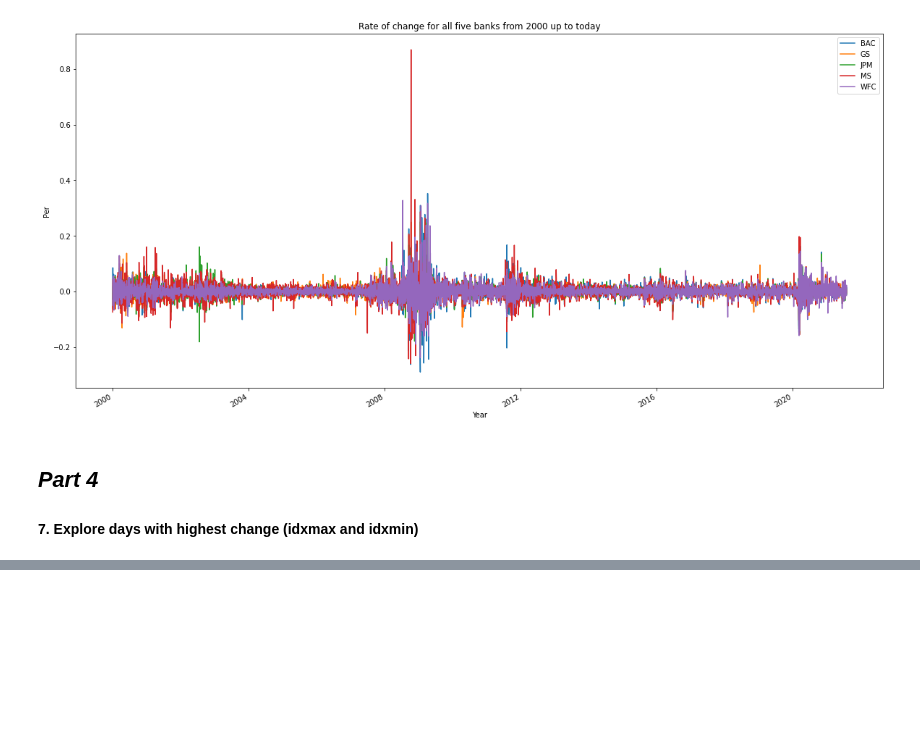
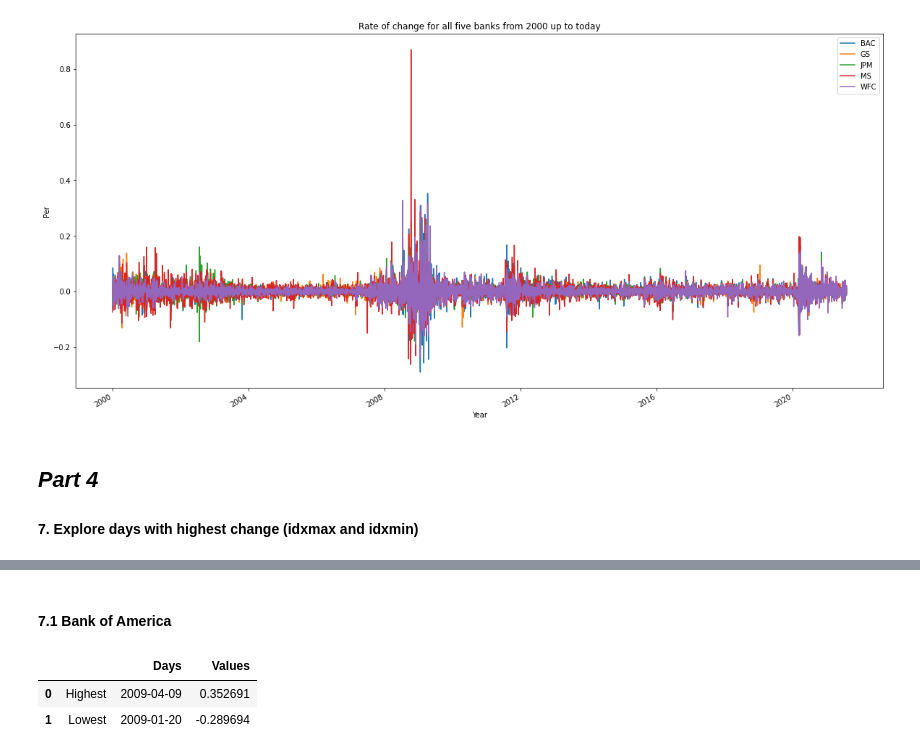
Before and after one commit to sli782/DC, a Jupyter notebook: data_challenge.ipynb, the cells around one changed output, grey strips where cells are left out. Cells and saved outputs as stored; diff of their text form; code cells hidden in the pictures; blank space fills up the shorter version.

```diff
--- a/data_challenge.ipynb
+++ b/data_challenge.ipynb
@@ -206,0 +192,23 @@ Text(0, 0.5, 'Per')
+# %%
+# # rocDF['GS'].idxmax().date()
+# rocDF.loc[(rocDF['GS'].idxmax(),"GS")]
+
+
+def bankIDX(name,df):
+  lowDate = df[name].idxmin()
+  lowValue = df.loc[(lowDate,name)]
+  highDate = df[name].idxmax()
+  highValue = df.loc[(highDate,name)]
+  dict = {'' : ['Highest', 'Lowest'],
+          'Days' : [highDate, lowDate],
+          'Values' : [highValue, lowValue]}
+  df = pd.DataFrame(dict)
+  display(df)
+# %% [markdown]
+#### 7.1 Bank of America
+# %%
+bankIDX("BAC",rocDF)
+# %% [output]
+|  |  | Days | Values |
+| 0 | Highest | 2009-04-09 | 0.352691 |
+| 1 | Lowest | 2009-01-20 | -0.289694 |
```
Also changed, not shown: parts of 14 cells of this notebook.
